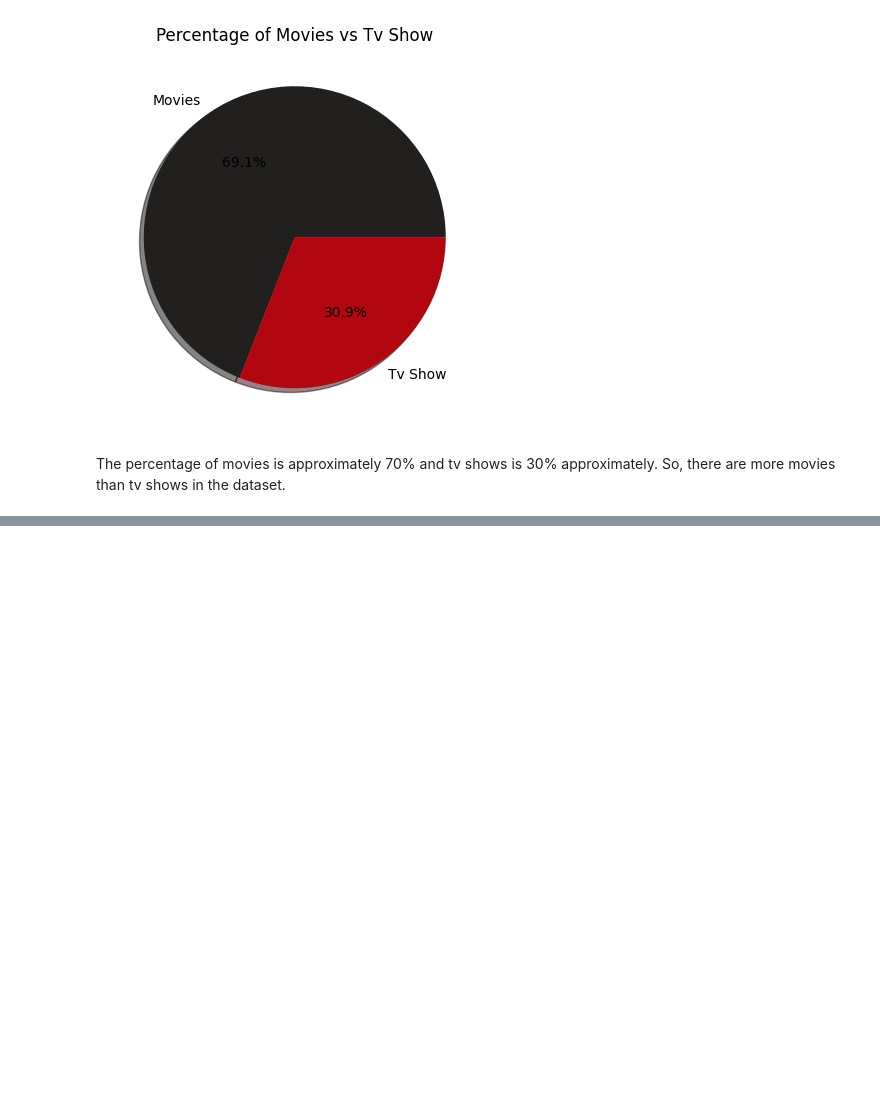
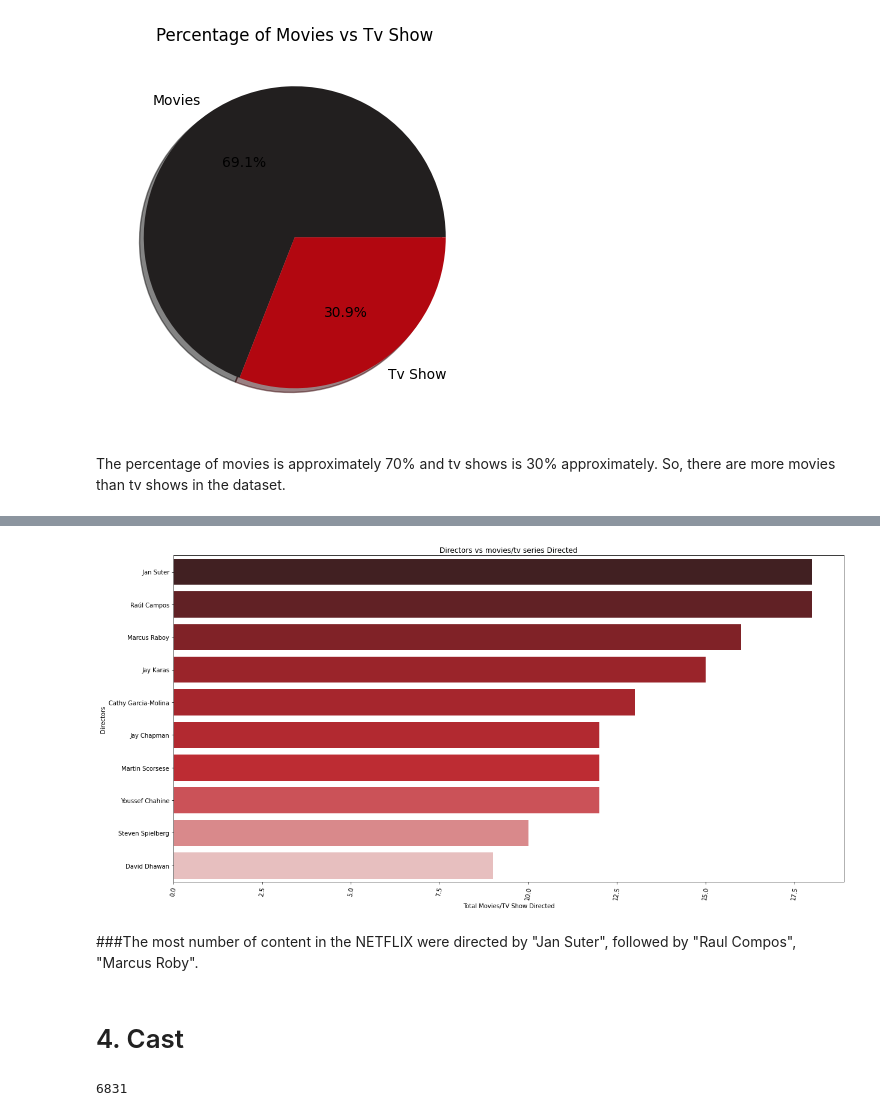
Before and after one commit to itishajain15/Netflix_Tv_Shows_and_Movies_clustering, a Jupyter notebook: Netflix_Movies_and_TV_Shows_clustering_Team_Notebook.ipynb, the cells around one changed output, grey strips where cells are left out. Saved outputs shown, nothing was run; the diff lists cells and outputs as text; code cells hidden in the pictures; blank space fills up the shorter version.

```diff
--- a/Netflix_Movies_and_TV_Shows_clustering_Team_Notebook.ipynb
+++ b/Netflix_Movies_and_TV_Shows_clustering_Team_Notebook.ipynb
@@ -234,0 +292,17 @@ The percentage of movies is approximately 70% and tv shows is 30% approximately.
+# %%
+#convert the actor to get final df for actor
+def convert_to_list(df):
+  dir_count = {}
+  dir_count_final = []
+  dir_list = list(df['director'])
+  for each in range(len(dir_list)):
+    dir_count_final.extend(str(dir_list[each]).split(","))
+  for each in dir_count_final:
+    if each not in dir_count:
+      dir_count[each] = dir_count_final.count(each)
+  return dir_count
+# %%
+dir_df = convert_to_list(df)
+# %%
+#dataframe for cast v/s count
+director_df = pd.DataFrame.from_dict(dir_df, orient='index', columns=['count'])
@@ -234,0 +325,15 @@ The percentage of movies is approximately 70% and tv shows is 30% approximately.
+# %%
+#plot for director
+plt.rcParams["figure.figsize"] = (20, 10)
+cpal = sns.color_palette("mycolormap", n_colors=10, desat=0.9)
+
+director = director_df.sort_values('count', ascending=False).drop('nan').head(10)
+sns.barplot( director['count'], director.index, palette= cpal)
+plt.ylabel("Directors")
+plt.xlabel("Total Movies/TV Show Directed")
+plt.title("Directors vs movies/tv series Directed")
+plt.xticks(rotation=80);
+# %% [output]
+[figure, added]
+# %% [markdown]
+###The most number of content in the NETFLIX were directed by "Jan Suter", followed by "Raul Compos", "Marcus Roby".
@@ -234,0 +343,7 @@ The percentage of movies is approximately 70% and tv shows is 30% approximately.
+# %% [markdown]
+# 4. Cast
+# %%
+#unique number of cast
+df.cast.nunique()
+# %% [output]
+6831
```
Also changed, not shown: parts of 69 cells of this notebook.
